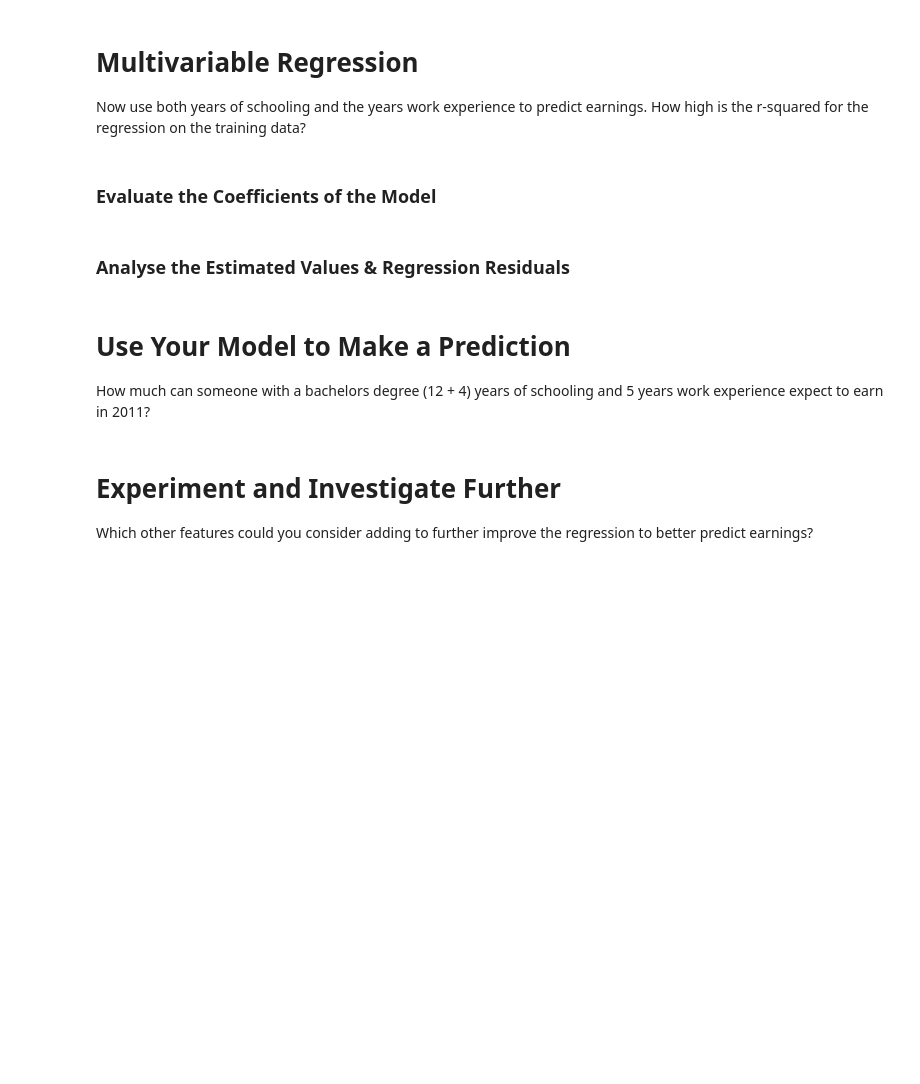
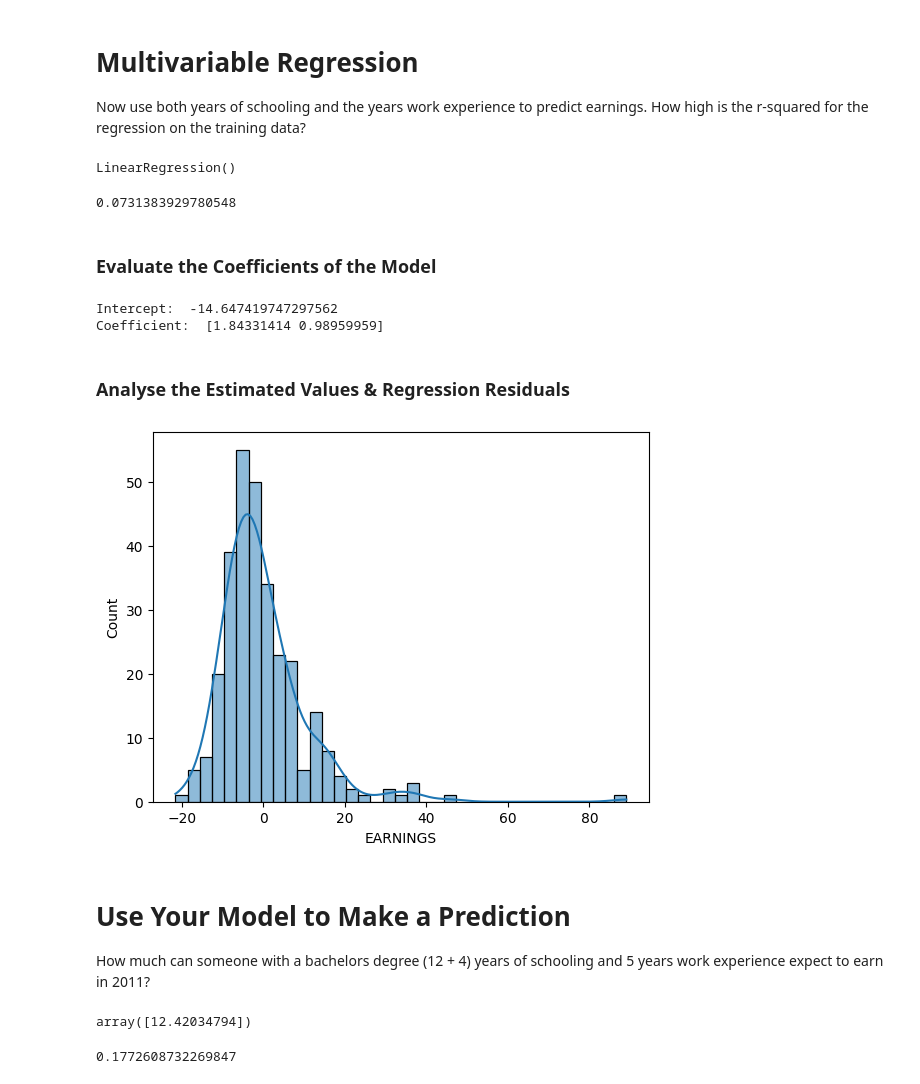
Before and after one commit to badicev/UdemyStudy, a Jupyter notebook: MyWork/Day 100/Determinants_of_Earnings (1).ipynb, the cells around one changed output. Cells and saved outputs as stored; diff of their text form; code cells hidden in the pictures; blank space fills up the shorter version.

```diff
--- a/MyWork/Day 100/Determinants_of_Earnings (1).ipynb
+++ b/MyWork/Day 100/Determinants_of_Earnings (1).ipynb
@@ -76,15 +147,37 @@ How good our regression is also depends on the residuals - the difference betwee
 # Multivariable Regression
 
 Now use both years of schooling and the years work experience to predict earnings. How high is the r-squared for the regression on the training data?
+# %%
+S_and_EXP = df_data[['S', 'EXP']].values
+X_train, X_test, y_train, y_test = train_test_split(S_and_EXP, df_data['EARNINGS'], test_size=0.2, random_state=42)
+lr = LinearRegression()
+lr.fit(X_train, y_train)
+# %% [output]
+LinearRegression()
+# %%
+lr.score(X_test, y_test)
+# %% [output]
+0.0731383929780548
 # %% [markdown]
 ### Evaluate the Coefficients of the Model
+# %%
+print('Intercept: ', lr.intercept_)
+print('Coefficient: ', lr.coef_)
+# %% [output]
+Intercept:  -14.647419747297562
+Coefficient:  [1.84331414 0.98959959]
 # %% [markdown]
 ### Analyse the Estimated Values & Regression Residuals
+# %%
+residuals = y_test - lr.predict(X_test)
+hist = sns.histplot(residuals, kde=True)
+# %% [output]
+[figure, added]
 # %% [markdown]
 # Use Your Model to Make a Prediction
 
 How much can someone with a bachelors degree (12 + 4) years of schooling and 5 years work experience expect to earn in 2011?
-# %% [markdown]
-# Experiment and Investigate Further
-
-Which other features could you consider adding to further improve the regression to better predict earnings?
+# %%
+lr.predict([[12, 5]])
+# %% [output]
+array([12.42034794])
@@ -90,0 +188,17 @@ Which other features could you consider adding to further improve the regression
+# %%
+#Linear Regression
+#Polynomial Regression
+#Support Vector Regression
+#Decision Tree Regression
+#Random Forest Regression
+#XGBoost
+
+
+
+#Linear Regression
+from sklearn.linear_model import LinearRegression
+lr = LinearRegression()
+lr.fit(X_train, y_train)
+lr.score(X_test, y_test)
+# %% [output]
+0.1772608732269847
```
Also changed, not shown: parts of 25 cells of this notebook.
